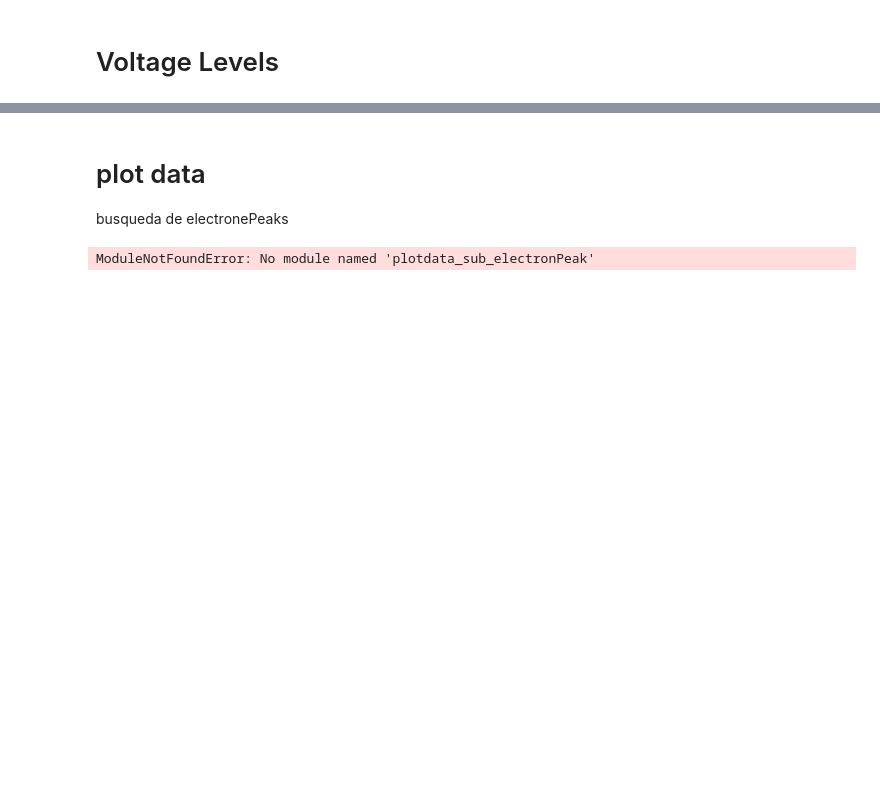
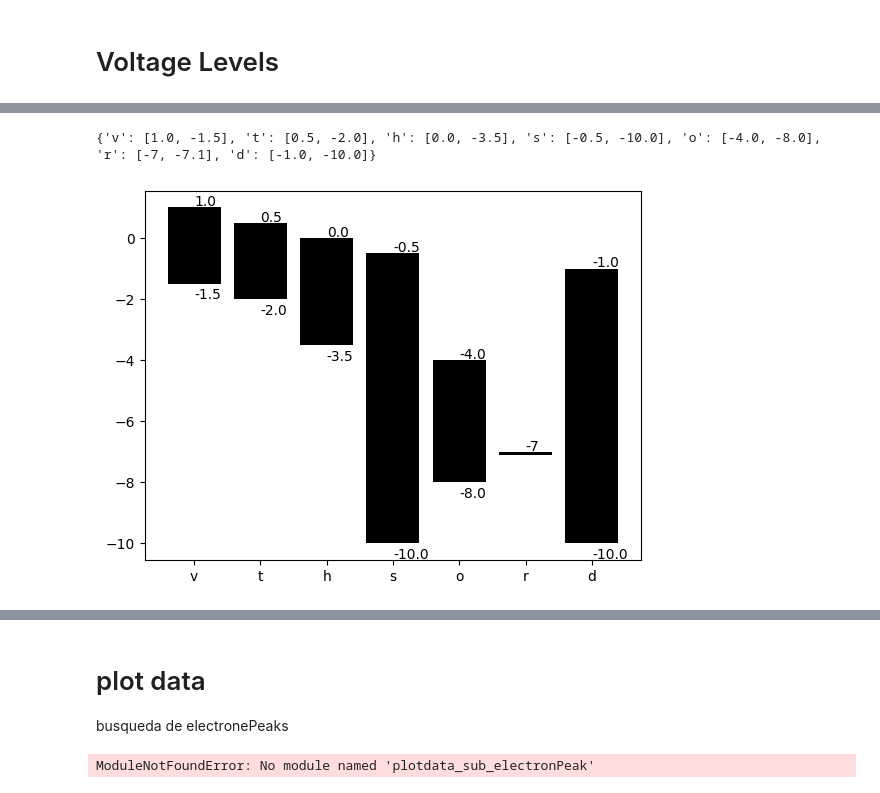
Before and after one commit to maumtzmon/ClasesPy, a Jupyter notebook: 21 - matplotlib/06_barGraphs.ipynb, the cells around one changed output, grey strips where cells are left out. Drawn from its saved outputs; the diff is of its cells as text; code cells hidden in the pictures; blank space fills up the shorter version.

```diff
--- a/21 - matplotlib/06_barGraphs.ipynb
+++ b/21 - matplotlib/06_barGraphs.ipynb
@@ -68,0 +74,5 @@ outputStageTiming()
+# %%
+outputStageTiming('/home/oem/datosFits/Data_2023/MicrochipTest_Marzo/datos/vFiles/voltage_skp_lta_v83_microchip.sh')
+# %% [output]
+{'v': [1.0, -1.5], 't': [0.5, -2.0], 'h': [0.0, -3.5], 's': [-0.5, -10.0], 'o': [-4.0, -8.0], 'r': [-7, -7.1], 'd': [-1.0, -10.0]}
+[figure, added]
```
Also changed, not shown: parts of 8 cells of this notebook, 10 other files.
